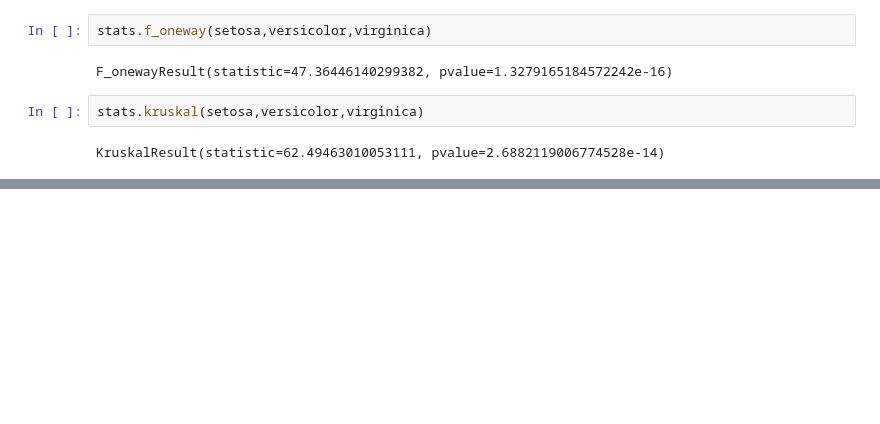
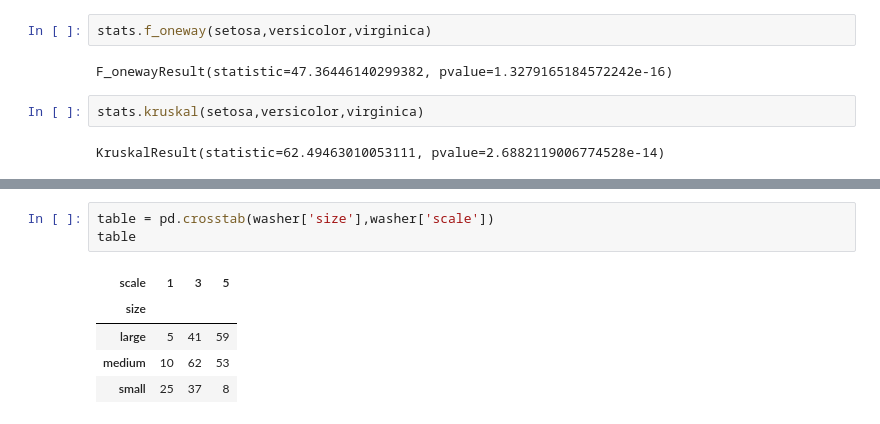
Before and after one commit to woojinhong03/school_2022_python, a Jupyter notebook: 데이터분석응용/데이터분석응용.ipynb, the cells around one changed output, grey strips where cells are left out. Saved outputs shown, nothing was run; the diff lists cells and outputs as text; blank space fills up the shorter version.

```diff
--- a/데이터분석응용/데이터분석응용.ipynb
+++ b/데이터분석응용/데이터분석응용.ipynb
@@ -1341,0 +1434,9 @@ pg.welch_anova(data=iris_data, dv='sepal width',between='target')
+# %%
+table = pd.crosstab(washer['size'],washer['scale'])
+table
+# %% [output]
+| scale | 1 | 3 | 5 |
+| size |  |  |  |
+| large | 5 | 41 | 59 |
+| medium | 10 | 62 | 53 |
+| small | 25 | 37 | 8 |
```
Also changed, not shown: parts of 41 cells of this notebook, 2 other files.
